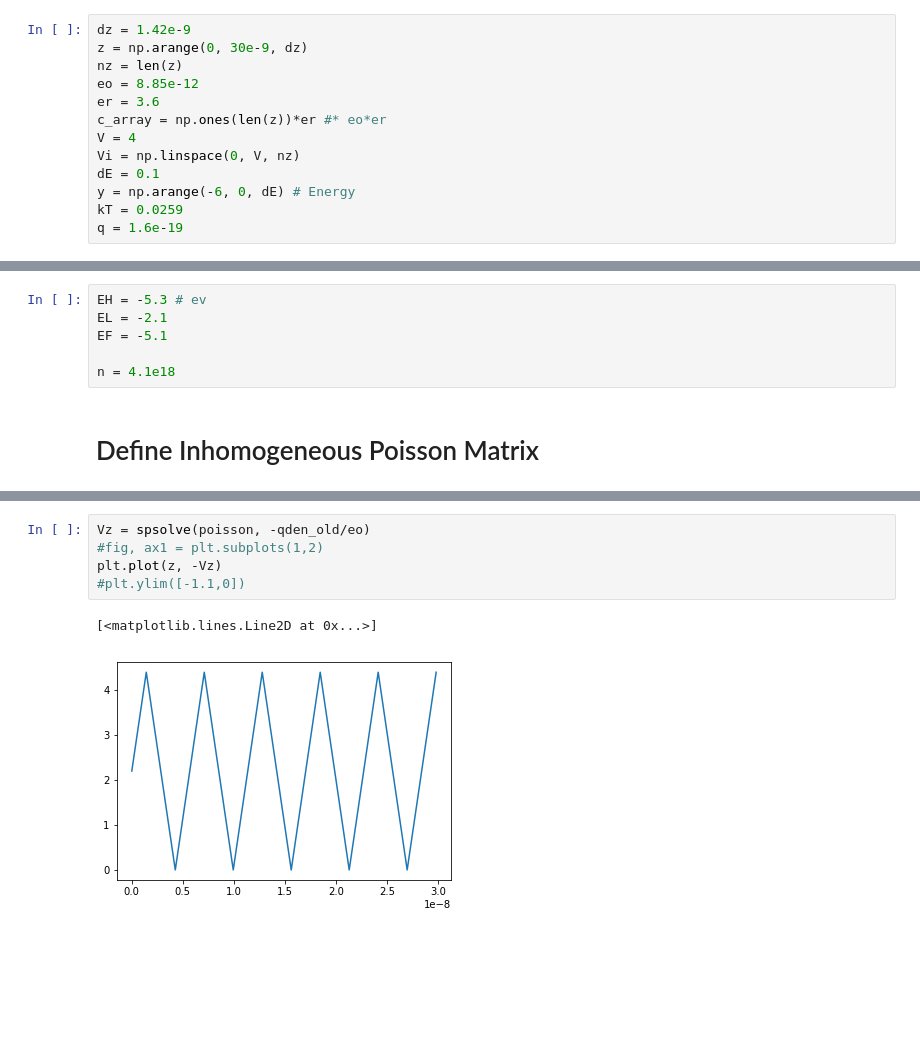
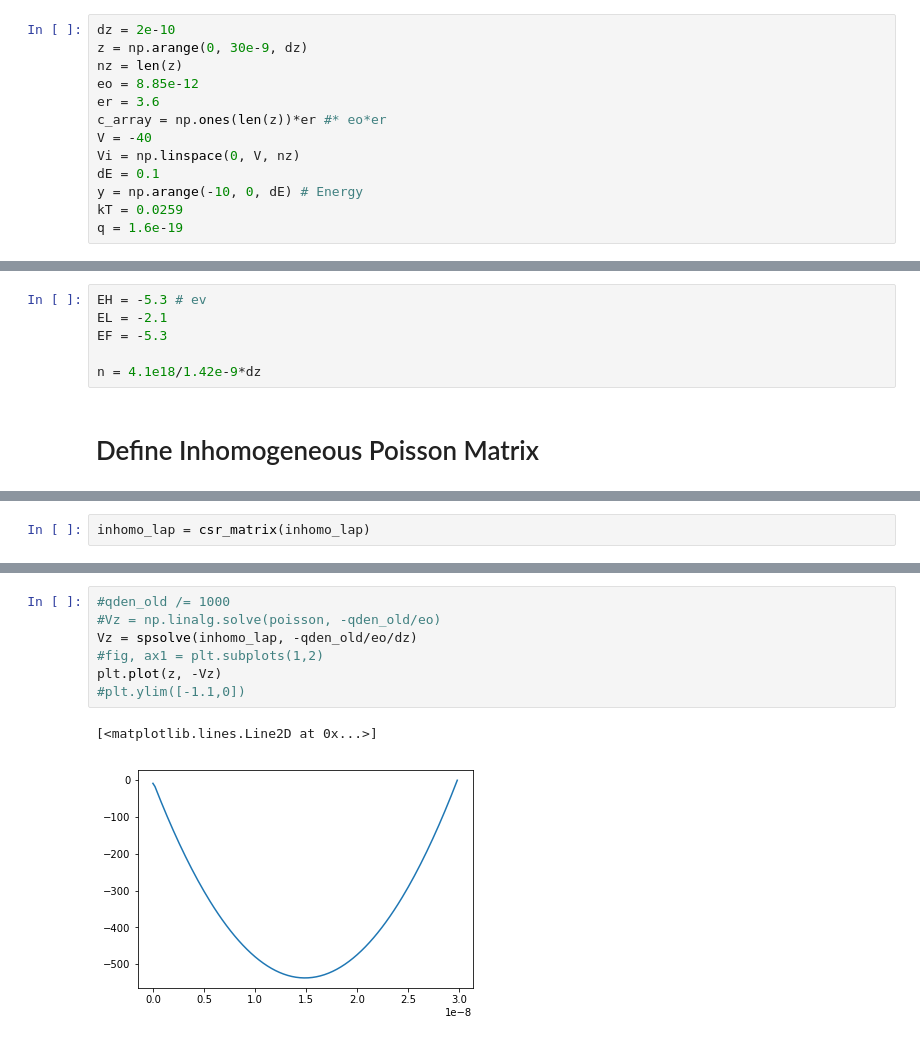
Before and after one commit to pkw0818/QLED, a Jupyter notebook: QLED v2.ipynb, the cells around one changed output, grey strips where cells are left out. Cells and saved outputs as stored; diff of their text form; blank space fills up the shorter version.

```diff
--- a/QLED v2.ipynb
+++ b/QLED v2.ipynb
@@ -14,16 +14,16 @@ def gaussian(x, mu, sig):
 # %% [markdown]
 # Define Geometry
 # %%
-dz = 1.42e-9
+dz = 2e-10
 z = np.arange(0, 30e-9, dz)
 nz = len(z)
 eo = 8.85e-12
 er = 3.6
 c_array = np.ones(len(z))*er #* eo*er
-V = 4
+V = -40
 Vi = np.linspace(0, V, nz)
 dE = 0.1
-y = np.arange(-6, 0, dE) # Energy
+y = np.arange(-10, 0, dE) # Energy
 kT = 0.0259
 q = 1.6e-19
 # %% [markdown]
@@ -31,8 +31,8 @@ q = 1.6e-19
 # %%
 EH = -5.3 # ev
 EL = -2.1
-EF = -5.1
+EF = -5.3
 
-n = 4.1e18
+n = 4.1e18/1.42e-9*dz
 # %% [markdown]
 # Define Inhomogeneous Poisson Matrix
@@ -52,3 +82,5 @@ poisson = csr_matrix(poisson)
+# %%
+inhomo_lap = csr_matrix(inhomo_lap)
 # %%
 fH = 1/(1/2*np.exp(-(y-EF)/kT)+1)
 fL = 1/(1/2*np.exp((y-EF)/kT)+1)
@@ -87,9 +126,11 @@ plt.plot(z, qden_old)
 # %%
-Vz = spsolve(poisson, -qden_old/eo)
+#qden_old /= 1000
+#Vz = np.linalg.solve(poisson, -qden_old/eo)
+Vz = spsolve(inhomo_lap, -qden_old/eo/dz)
 #fig, ax1 = plt.subplots(1,2)
 plt.plot(z, -Vz)
 #plt.ylim([-1.1,0])
 # %% [output]
 [<matplotlib.lines.Line2D at 0x...>]
-[figure, old version]
+[figure, new version]
 # %%
```
Also changed, not shown: parts of 10 cells of this notebook, 3 other files.
